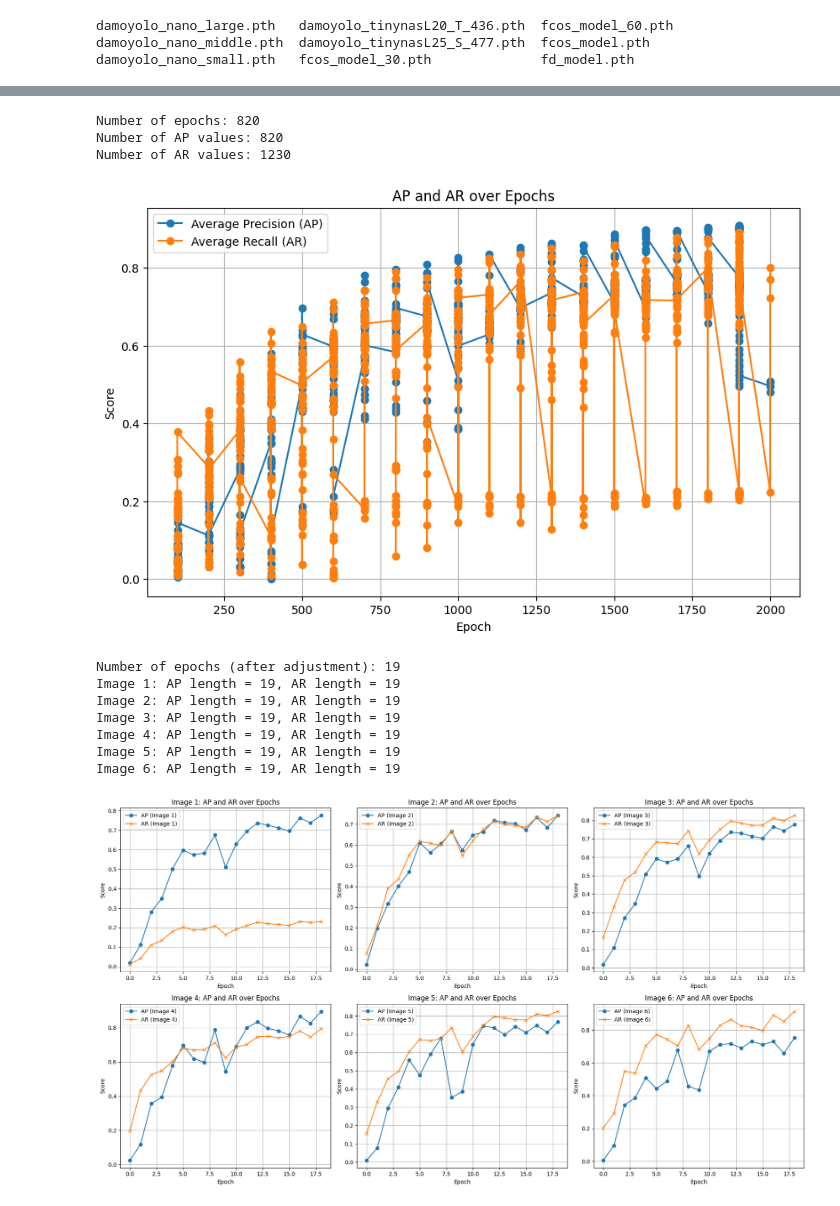
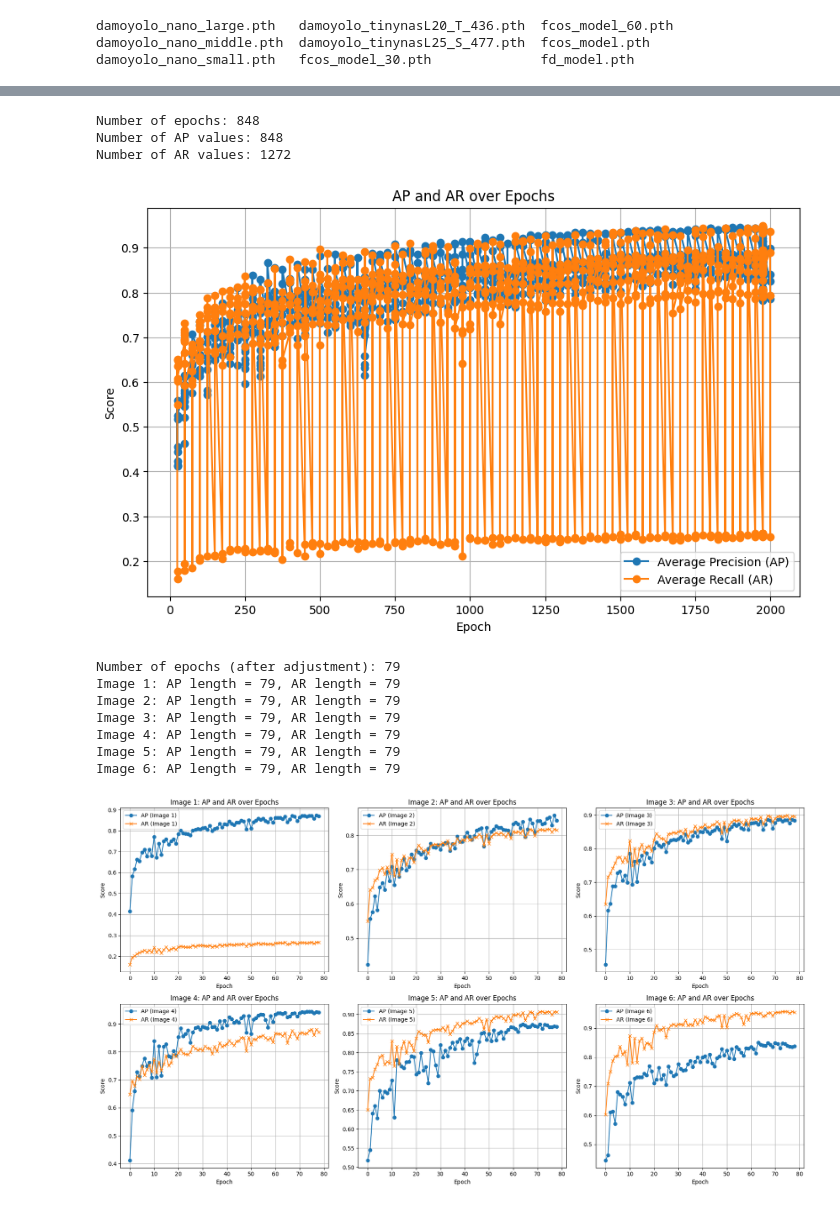
Before and after one commit to galirage/Arrow-Guided-VLM-Enhancing-Flowchart-Understanding-via-Arrow-Direction-Encoding, a Jupyter notebook: notebook/G_detect_flowchart_yoloDamo.ipynb, the cells around one changed output, grey strips where cells are left out. Drawn from its saved outputs; the diff is of its cells as text; code cells hidden in the pictures.

Commit message:
add new data, and adjust parameters

```diff
--- a/notebook/G_detect_flowchart_yoloDamo.ipynb
+++ b/notebook/G_detect_flowchart_yoloDamo.ipynb
@@ -68,6 +89,8 @@ for path1 in files:
 # %% [markdown]
 ## アノテーションの読み込み
 # %%
+files = glob.glob(os.path.join(PATH_TO_FCDetection, 'data_from_unicharm', '*'))
+print(f"files: {files}")
 import xml.etree.ElementTree as ET
 for path1 in files:
   if path1.rsplit('.', 1)[1] != 'xml':
@@ -83,7 +110,7 @@ from PIL import ImageDraw
 import xmltodict
 # xmlのみ収集
 xml_files = []
-files = glob.glob(os.path.join(PATH_TO_FCDetection, 'data', '*'))
+files = glob.glob(os.path.join(PATH_TO_FCDetection, 'data_from_unicharm', '*'))
 for path1 in files:
   if path1.rsplit('.', 1)[1] == 'xml':
     xml_files.append(path1)
@@ -108,15 +135,15 @@ for xml_path1 in xml_files:
             'decision':"#808080",
             'arrow':"#FFA500",
             'text':"blue",
-            'start_point':"#800080",
+            'arrow_start':"#800080",
             'data':"grey",
             'connection':"black",
-            'end_point':"yellow"}
+            'arrow_end':"yellow",}
 
   anno_dict = xml_dict['annotation']
   # open image
   filename = anno_dict['filename']
-  file_path = os.path.join(PATH_TO_FCDetection, 'data', filename)
+  file_path = os.path.join(PATH_TO_FCDetection, 'data_from_unicharm', filename)
   print("file_path, ", file_path)
   # if filename.rsplit('.', 1)[1] == 'gif':
   img = Image.open(file_path).convert('RGB')
@@ -469,7 +558,8 @@ import matplotlib.pyplot as plt
 
 # ファイルを読み込む
 # file_path = '/content/drive/MyDrive/programs/flow-chart-detection/damo-yolo/workdirs/damoyolo_tinynasL20_T/2024-12-25-1908'
-file_path = '/content/drive/MyDrive/programs/flow-chart-detection/damo-yolo/workdirs/damoyolo_tinynasL20_T/2024-12-26-1709'
+# file_path = '/content/drive/MyDrive/programs/flow-chart-detection/damo-yolo/workdirs/damoyolo_tinynasL20_T/2024-12-26-1709'
+file_path = '/content/drive/MyDrive/programs/flow-chart-detection/damo-yolo/workdirs/damoyolo_tinynasL20_T/2025-01-30-1442'
 
 with open(file_path, 'r') as file:
     lines = file.readlines()
@@ -494,37 +584,37 @@ for line in lines:
             ap_values.append(float(ap_match.group(1)))
             epochs.append(current_epoch)  # APが追加されるときだけエポックを追加
 
         # ARを抽出
         ar_match = re.search(r'Average Recall\s+\(AR\)\s+@\[\s*IoU=0\.50:0\.95.*=\s+([\d\.]+)', line)
         if ar_match:
             ar_values.append(float(ar_match.group(1)))
 
 # デバッグ用: データの長さを確認
 print(f"Number of epochs: {len(epochs)}")
 print(f"Number of AP values: {len(ap_values)}")
 print(f"Number of AR values: {len(ar_values)}")
 
 # データ数が一致しない場合の調整
 min_length = min(len(epochs), len(ap_values), len(ar_values))
 epochs = epochs[:min_length]
 ap_values = ap_values[:min_length]
 ar_values = ar_values[:min_length]
 
 # グラフの作成
 plt.figure(figsize=(10, 6))
 plt.plot(epochs, ap_values, label='Average Precision (AP)', marker='o')
 plt.plot(epochs, ar_values, label='Average Recall (AR)', marker='o')
 plt.xlabel('Epoch')
 plt.ylabel('Score')
 plt.title('AP and AR over Epochs')
 plt.legend()
 plt.grid(True)
 plt.show()
 # %% [output]
-Number of epochs: 820
-Number of AP values: 820
-Number of AR values: 1230
+Number of epochs: 848
+Number of AP values: 848
+Number of AR values: 1272
-[figure, old version]
+[figure, new version]
 # %%
 # '/content/drive/MyDrive/programs/flow-chart-detection/damo-yolo/workdirs/damoyolo_tinynasL20_T/2024-12-25-1908'
 
@@ -532,7 +622,9 @@ import re
 import matplotlib.pyplot as plt
 
 # ファイルを読み込む
-file_path = '/content/drive/MyDrive/programs/flow-chart-detection/damo-yolo/workdirs/damoyolo_tinynasL20_T/2024-12-26-1709'
+# file_path = '/content/drive/MyDrive/programs/flow-chart-detection/damo-yolo/workdirs/damoyolo_tinynasL20_T/2024-12-26-1709'
+file_path = '/content/drive/MyDrive/programs/flow-chart-detection/damo-yolo/workdirs/damoyolo_tinynasL20_T/2025-01-30-1442'
+
 with open(file_path, 'r') as file:
     lines = file.readlines()
 
@@ -608,14 +700,14 @@ for i in range(num_images):
 plt.tight_layout()
 plt.show()
 # %% [output]
-Number of epochs (after adjustment): 19
-Image 1: AP length = 19, AR length = 19
-Image 2: AP length = 19, AR length = 19
-Image 3: AP length = 19, AR length = 19
-Image 4: AP length = 19, AR length = 19
-Image 5: AP length = 19, AR length = 19
-Image 6: AP length = 19, AR length = 19
+Number of epochs (after adjustment): 79
+Image 1: AP length = 79, AR length = 79
+Image 2: AP length = 79, AR length = 79
+Image 3: AP length = 79, AR length = 79
+Image 4: AP length = 79, AR length = 79
+Image 5: AP length = 79, AR length = 79
+Image 6: AP length = 79, AR length = 79
-[figure, old version]
+[figure, new version]
 # %%
 !ls //content/drive/MyDrive/programs/flow-chart-detection/damo-yolo/datasets/custom_coco/images/
 # %% [output]
```
Also changed, not shown: parts of 15 cells of this notebook.
